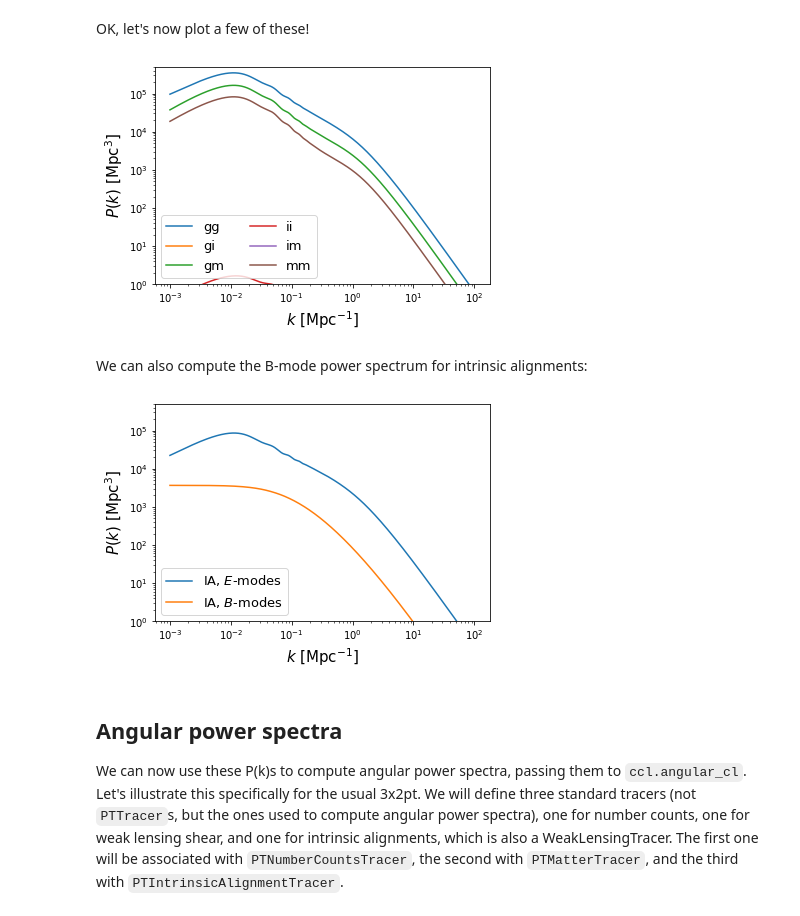
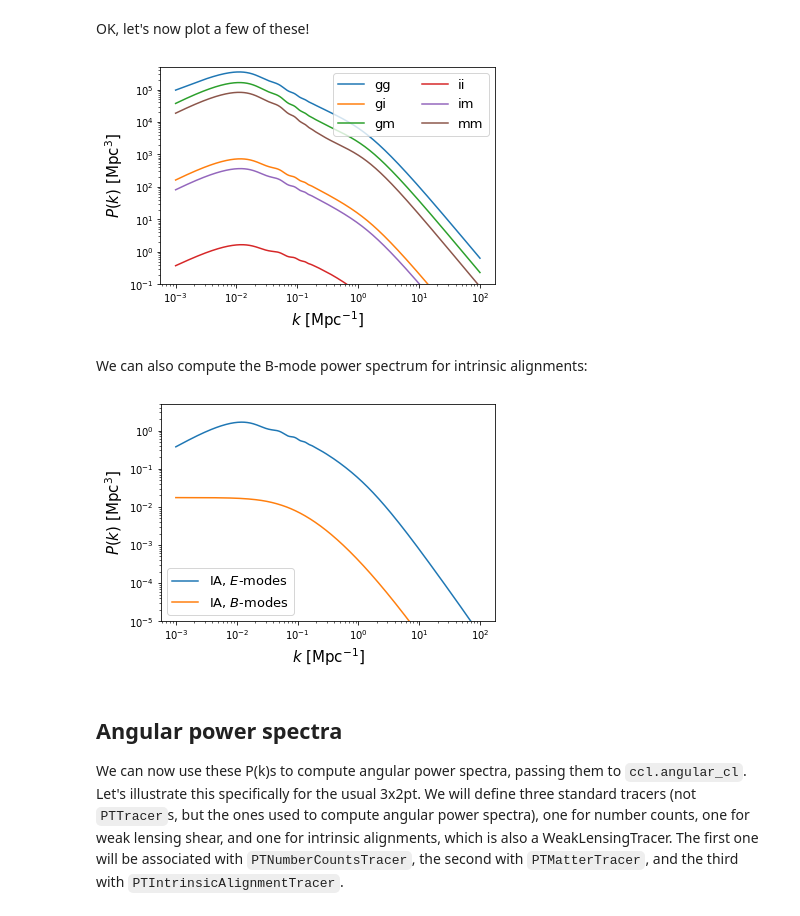
Before and after one commit to LSSTDESC/CCLX, a Jupyter notebook: PerturbationTheoryPk.ipynb, the cells around one changed output. Drawn from its saved outputs; the diff is of its cells as text; code cells hidden in the pictures.

```diff
--- a/PerturbationTheoryPk.ipynb
+++ b/PerturbationTheoryPk.ipynb
@@ -44,7 +44,8 @@ Om_m_fid = 0.3 #or could use DES convention and just remove Om_m/Om_m_fid
 
 c_1 = -1*a_1*5e-14*rho_crit*cosmo['Omega_m']/gz
 c_d = -1*a_d*5e-14*rho_crit*cosmo['Omega_m']/gz
-c_2 = a_2*5*5e-14*rho_crit*cosmo['Omega_m']**2/(Om_m_fid*gz**2)
+#c_2 = a_2*5*5e-14*rho_crit*cosmo['Omega_m']**2/(Om_m_fid*gz**2) #Blazek2019 convention
+c_2 = a_2*5*5e-14*rho_crit*cosmo['Omega_m']/(gz**2) #DES convention
 
 # Number counts
 ptt_g = pt.PTNumberCountsTracer(b1=b_1, b2=b_2, bs=b_s)
@@ -97,26 +98,26 @@ OK, let's now plot a few of these!
 # %%
 # Let's plot everything at z=0
 
 ks = np.logspace(-3,2,512)
 ps = {}
 ps['gg'] = pk_gg.eval(ks, 1., cosmo)
 ps['gi'] = pk_gi.eval(ks, 1., cosmo)
 ps['gm'] = pk_gm.eval(ks, 1., cosmo)
 ps['ii'] = pk_ii.eval(ks, 1., cosmo)
 ps['im'] = pk_im.eval(ks, 1., cosmo)
 ps['mm'] = pk_mm.eval(ks, 1., cosmo)
 
 plt.figure()
 for pn, p in ps.items():
-    plt.plot(ks, p, label=pn)
+    plt.plot(ks, abs(p), label=pn)
 plt.loglog()
-plt.legend(loc='lower left', ncol=2, fontsize=13)
-plt.ylim([1E0, 5E5])
+plt.legend(loc='upper right', ncol=2, fontsize=13)
+plt.ylim([1E-1, 5E5])
 plt.xlabel(r'$k\,\,[{\rm Mpc}^{-1}]$', fontsize=15)
 plt.ylabel(r'$P(k)\,\,[{\rm Mpc}^{3}]$', fontsize=15)
 plt.show()
 # %% [output]
-[figure, old version]
+[figure, new version]
 # %% [markdown]
 We can also compute the B-mode power spectrum for intrinsic alignments:
 # %%
@@ -127,12 +128,12 @@ plt.plot(ks, pk_ii.eval(ks, 1., cosmo), label='IA, $E$-modes')
 plt.plot(ks, pk_ii_bb.eval(ks, 1., cosmo), label='IA, $B$-modes')
 plt.loglog()
 plt.legend(loc='lower left', fontsize=13)
-plt.ylim([1E0, 5E5])
+plt.ylim([1E-5, 5E0])
 plt.xlabel(r'$k\,\,[{\rm Mpc}^{-1}]$', fontsize=15)
 plt.ylabel(r'$P(k)\,\,[{\rm Mpc}^{3}]$', fontsize=15)
 plt.show()
 # %% [output]
-[figure, old version]
+[figure, new version]
 # %% [markdown]
 ## Angular power spectra
 We can now use these P(k)s to compute angular power spectra, passing them to `ccl.angular_cl`.
```
Also changed, not shown: parts of 3 cells of this notebook.
